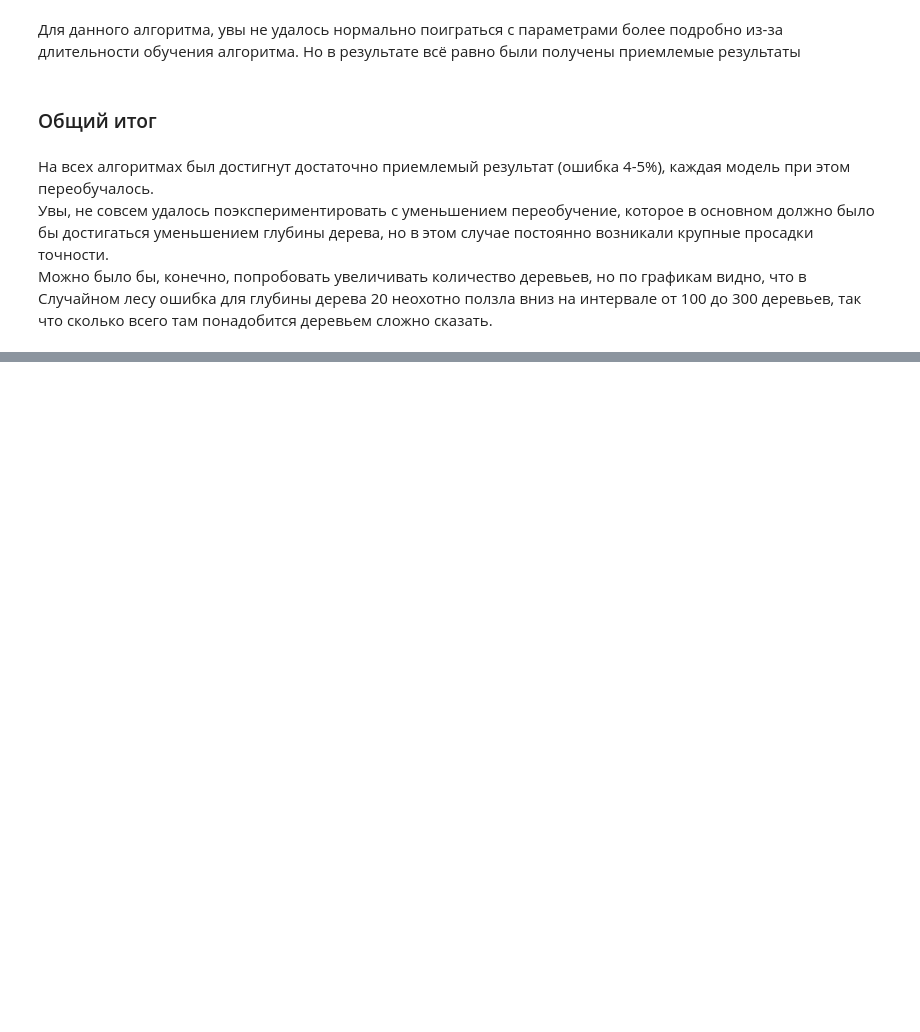
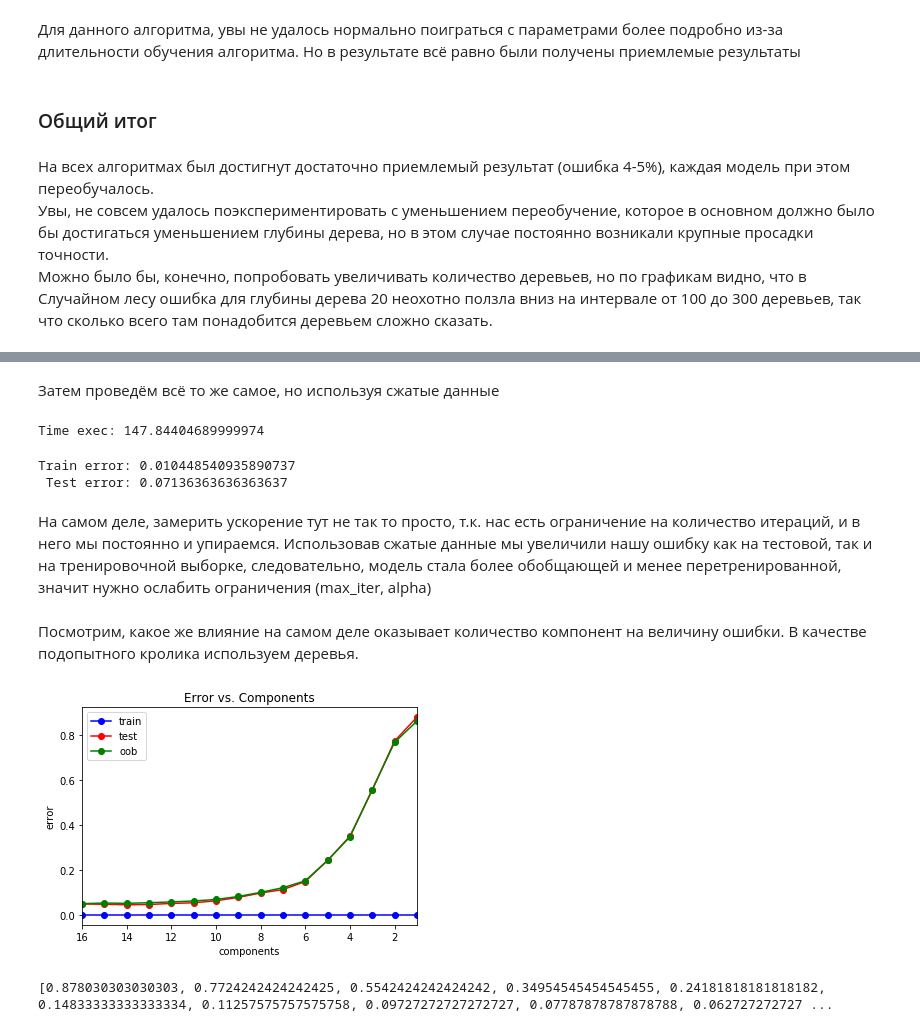
Before and after one commit to Lenferd/Machine-Learning, a Jupyter notebook: L1-dataset_review/letter-recognition-review.ipynb, the cells around one changed output, grey strips where cells are left out. Saved outputs shown, nothing was run; the diff lists cells and outputs as text; code cells hidden in the pictures; blank space fills up the shorter version.

```diff
--- a/L1-dataset_review/letter-recognition-review.ipynb
+++ b/L1-dataset_review/letter-recognition-review.ipynb
@@ -2421,0 +2491,10 @@ Train error: 0.0
+# %%
+import time
+from sklearn.neural_network import MLPClassifier
+
+mlp_model = MLPClassifier(alpha=0.01584893, hidden_layer_sizes = (120, ), max_iter=2000,
+                          solver = 'lbfgs', activation = 'logistic', random_state = 42)
+t0 = time.perf_counter()
+mlp_model.fit(normalized_X_train, y_train)
+t1 = time.perf_counter()
+print("Time exec: {}".format(t1-t0))
@@ -2421,0 +2511,63 @@ Train error: 0.0
+# %% [markdown]
+Затем проведём всё то же самое, но используя сжатые данные
+# %%
+import time
+from sklearn.neural_network import MLPClassifier
+
+mlp_model = MLPClassifier(alpha=0.01584893, hidden_layer_sizes = (120, ), max_iter=2000,
+                          solver = 'lbfgs', activation = 'logistic', random_state = 42)
+t0 = time.perf_counter()
+mlp_model.fit(X_train_reduced, y_train)
+t1 = time.perf_counter()
+print("Time exec: {}".format(t1-t0))
+# %% [output]
+Time exec: 147.84404689999974
+# %%
+err_train = np.mean(y_train != mlp_model.predict(X_train_reduced))
+err_test  = np.mean(y_test  != mlp_model.predict(X_test_reduced))
+
+print("Train error: {}\n Test error: {}".format(err_train, err_test))
+# %% [output]
+Train error: 0.010448540935890737
+ Test error: 0.07136363636363637
+# %% [markdown]
+На самом деле, замерить ускорение тут не так то просто, т.к. нас есть ограничение на количество итераций, и в него мы постоянно и упираемся.
+Использовав сжатые данные мы увеличили нашу ошибку как на тестовой, так и на тренировочной выборке, следовательно, модель стала более обобщающей и менее перетренированной, значит нужно ослабить ограничения (max_iter, alpha)
+# %% [markdown]
+Посмотрим, какое же влияние на самом деле оказывает количество компонент на величину ошибки.
+В качестве подопытного кролика используем деревья.
+# %%
+from sklearn import decomposition
+from sklearn.ensemble import ExtraTreesClassifier
+components_arr = np.arange(1, 17, 1)
+test_err = []
+train_err = []
+oob_err = []
+
+for components in components_arr:
+    pca = decomposition.PCA(n_components = components)
+    X_train_reduced = pca.fit_transform(X_train)
+    X_test_reduced = pca.transform(X_test)
+
+    etc = ExtraTreesClassifier(n_estimators = 300, oob_score=True, bootstrap=True)
+    etc.fit(X_train_reduced, y_train)
+
+    train_err.append(np.mean(y_train != etc.predict(X_train_reduced)))
+    test_err.append(np.mean(y_test  != etc.predict(X_test_reduced)))
+    oob_err.append(1 - etc.oob_score_)
+
+plt.plot(components_arr, train_err, 'b-o', label = 'train')
+plt.plot(components_arr, test_err, 'r-o', label = 'test')
+plt.plot(components_arr, oob_err, 'g-o', label = 'oob')
+plt.xlim([np.max(components_arr), np.min(components_arr)])
+plt.title('Error vs. Components')
+plt.xlabel('components')
+plt.ylabel('error')
+plt.legend()
+pass
+# %% [output]
+[figure, added]
+# %%
+print(test_err)
+# %% [output]
+[0.878030303030303, 0.7724242424242425, 0.5542424242424242, 0.34954545454545455, 0.24181818181818182, 0.14833333333333334, 0.11257575757575758, 0.09727272727272727, 0.07787878787878788, 0.062727272727 ...
```
Also changed, not shown: parts of 24 cells of this notebook.
